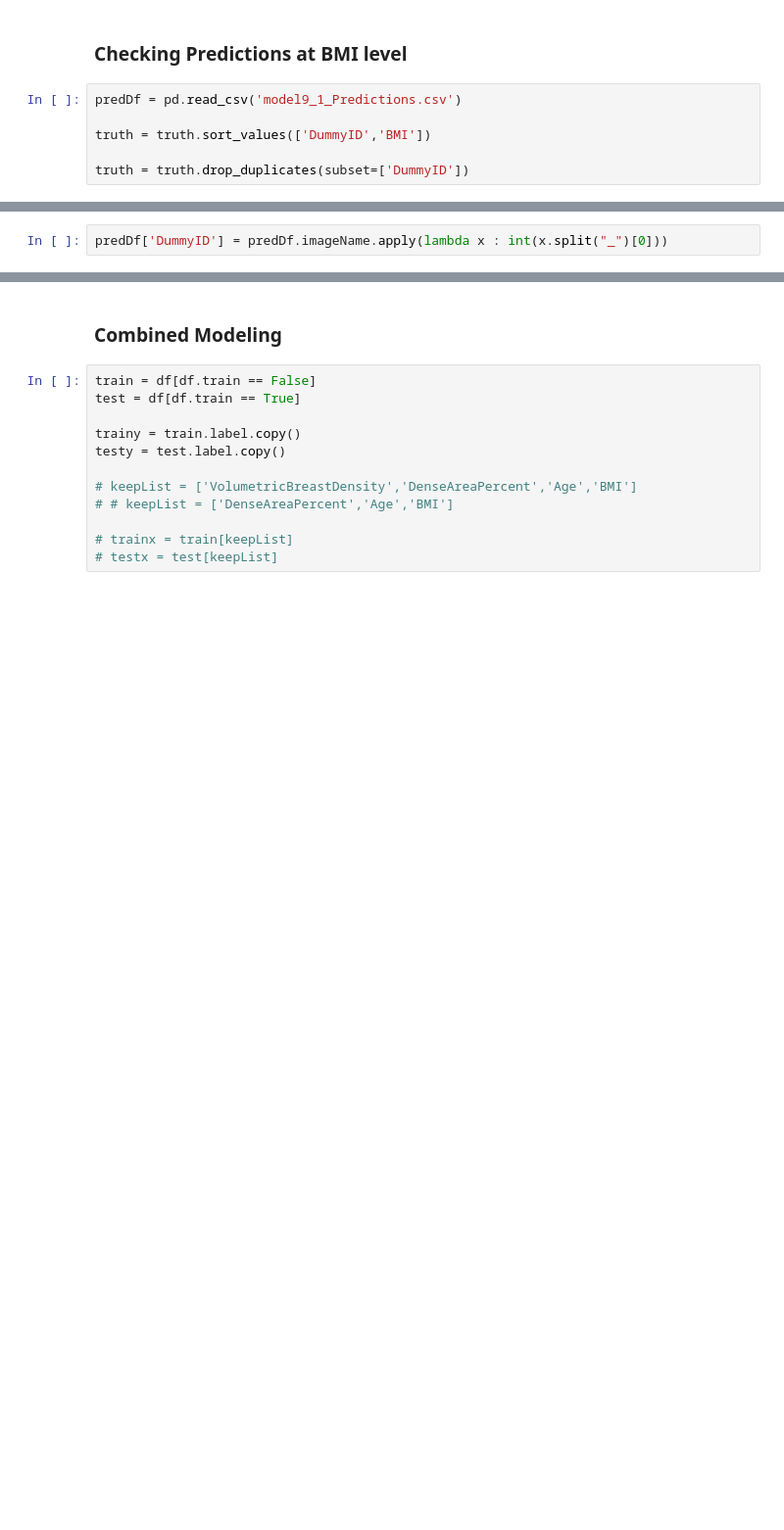
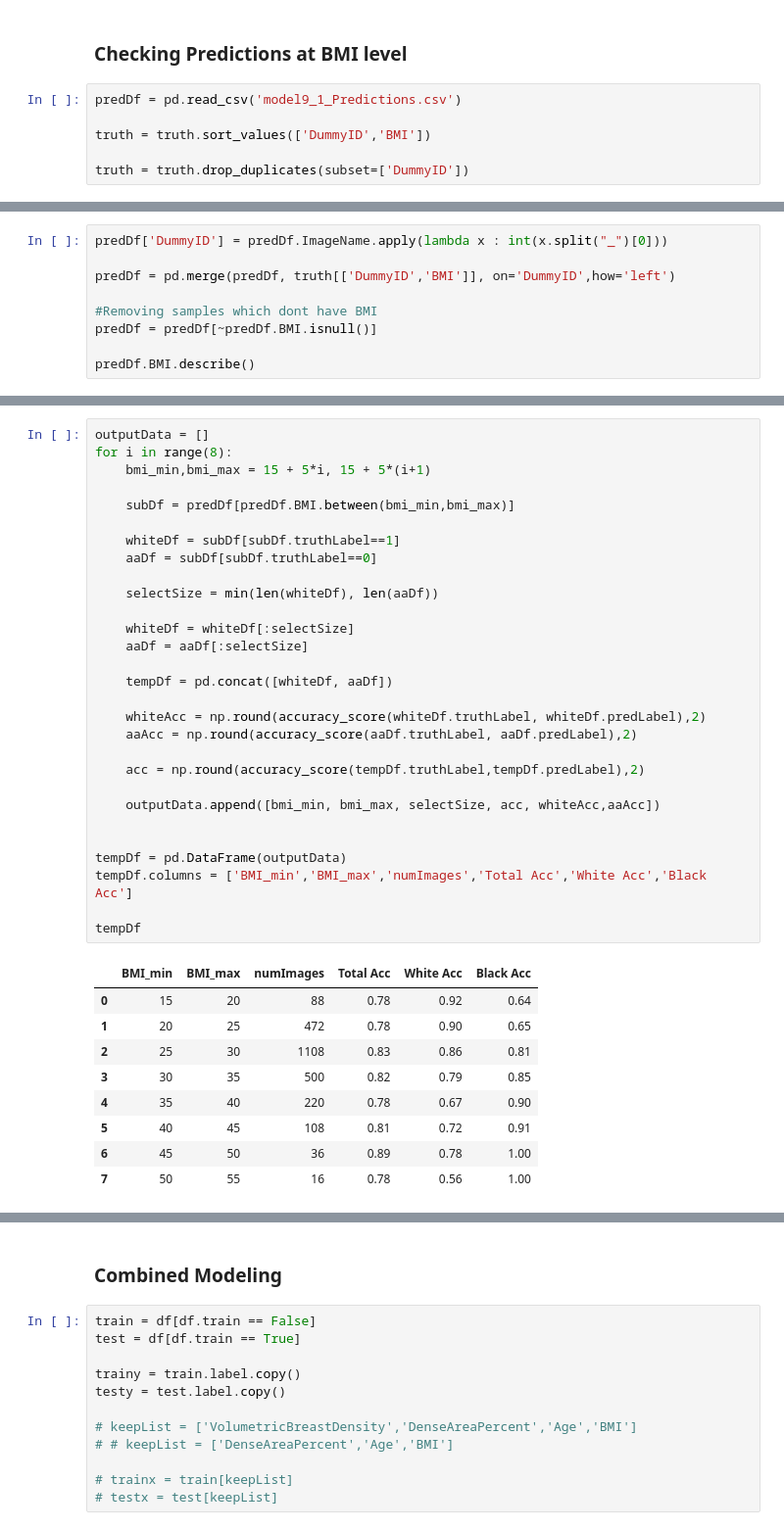
Before and after one commit to rsk2327/CBIG, a Jupyter notebook: RaceClassification/Testing.ipynb, the cells around one changed output, grey strips where cells are left out. Shown: that part at 98% size. Cells and saved outputs as stored; diff of their text form; blank space fills up the shorter version.

```diff
--- a/RaceClassification/Testing.ipynb
+++ b/RaceClassification/Testing.ipynb
@@ -156,2 +151,0 @@ len(predDf)
-# %%
-predDf['DummyID'] = predDf.imageName.apply(lambda x : int(x.split("_")[0]))
@@ -157,0 +163,9 @@ predDf['DummyID'] = predDf.imageName.apply(lambda x : int(x.split("_")[0]))
+# %%
+predDf['DummyID'] = predDf.ImageName.apply(lambda x : int(x.split("_")[0]))
+
+predDf = pd.merge(predDf, truth[['DummyID','BMI']], on='DummyID',how='left')
+
+#Removing samples which dont have BMI
+predDf = predDf[~predDf.BMI.isnull()]
+
+predDf.BMI.describe()
@@ -157,0 +182,39 @@ predDf['DummyID'] = predDf.imageName.apply(lambda x : int(x.split("_")[0]))
+# %%
+outputData = []
+for i in range(8):
+    bmi_min,bmi_max = 15 + 5*i, 15 + 5*(i+1)
+
+    subDf = predDf[predDf.BMI.between(bmi_min,bmi_max)]
+
+    whiteDf = subDf[subDf.truthLabel==1]
+    aaDf = subDf[subDf.truthLabel==0]
+
+    selectSize = min(len(whiteDf), len(aaDf))
+
+    whiteDf = whiteDf[:selectSize]
+    aaDf = aaDf[:selectSize]
+
+    tempDf = pd.concat([whiteDf, aaDf])
+
+    whiteAcc = np.round(accuracy_score(whiteDf.truthLabel, whiteDf.predLabel),2)
+    aaAcc = np.round(accuracy_score(aaDf.truthLabel, aaDf.predLabel),2)
+
+    acc = np.round(accuracy_score(tempDf.truthLabel,tempDf.predLabel),2)
+
+    outputData.append([bmi_min, bmi_max, selectSize, acc, whiteAcc,aaAcc])
+
+
+tempDf = pd.DataFrame(outputData)
+tempDf.columns = ['BMI_min','BMI_max','numImages','Total Acc','White Acc','Black Acc']
+
+tempDf
+# %% [output]
+|  | BMI_min | BMI_max | numImages | Total Acc | White Acc | Black Acc |
+| 0 | 15 | 20 | 88 | 0.78 | 0.92 | 0.64 |
+| 1 | 20 | 25 | 472 | 0.78 | 0.90 | 0.65 |
+| 2 | 25 | 30 | 1108 | 0.83 | 0.86 | 0.81 |
+| 3 | 30 | 35 | 500 | 0.82 | 0.79 | 0.85 |
+| 4 | 35 | 40 | 220 | 0.78 | 0.67 | 0.90 |
+| 5 | 40 | 45 | 108 | 0.81 | 0.72 | 0.91 |
+| 6 | 45 | 50 | 36 | 0.89 | 0.78 | 1.00 |
+| 7 | 50 | 55 | 16 | 0.78 | 0.56 | 1.00 |
```
Also changed, not shown: parts of 34 cells of this notebook, 2 other files.
